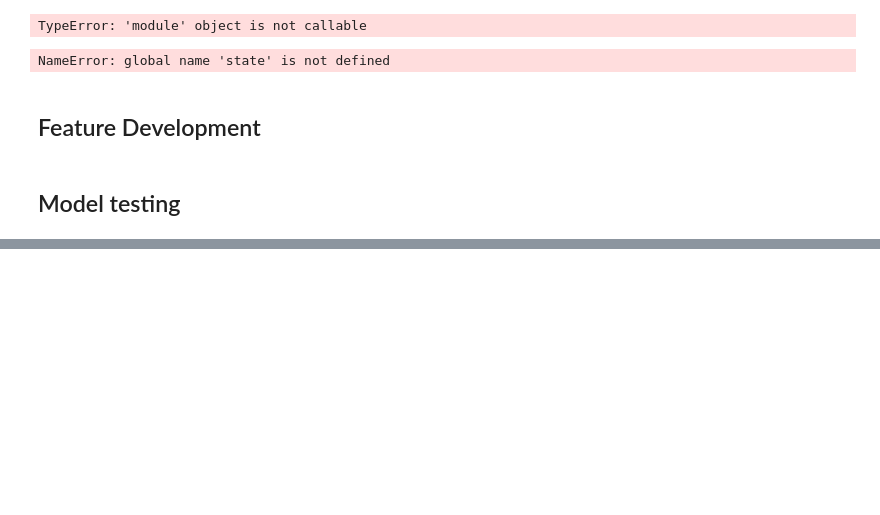
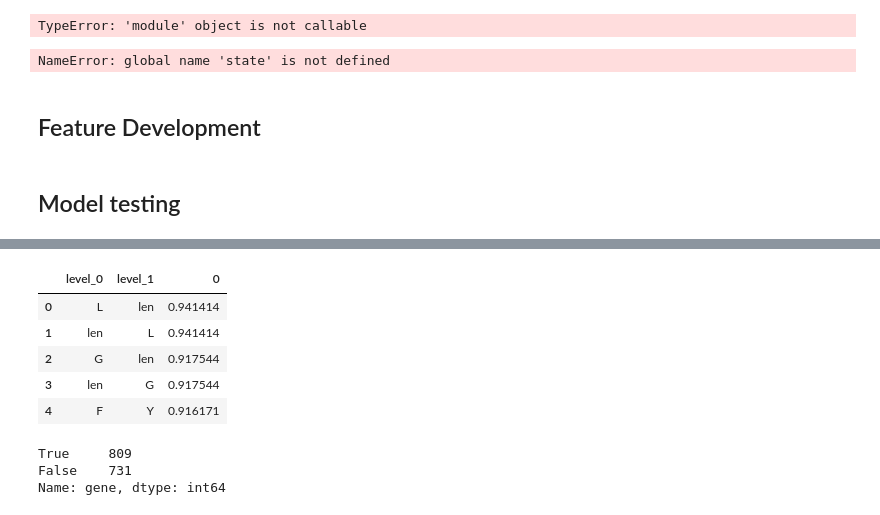
Before and after one commit to ingrid88/Bioinformatics-Kojak, a Jupyter notebook: StaphGenetics_ORFs-Copy1.ipynb, the cells around one changed output, grey strips where cells are left out. Cells and saved outputs as stored; diff of their text form; code cells hidden in the pictures; blank space fills up the shorter version.

```diff
--- a/StaphGenetics_ORFs-Copy1.ipynb
+++ b/StaphGenetics_ORFs-Copy1.ipynb
@@ -559,0 +736,8 @@ R_pairs = genome_end_genes(r_data)
+# %%
+### Feature 4: Codon frequencies
+codon_matrix = [list(codon_frequency(tri_split(seg)).values()) for seg in list(merged_frames.seq)]
+# aa_matrix = [codonToAA(tri_split(seg)) for seg in list(merged_frames.seq)]
+codon_frequency_df = pd.DataFrame(codon_matrix)
+codon_frequency_df.columns=[list(codons().keys())]
+print("Calculated codon frequencies...")
+print(codon_frequency_df.head(2))
@@ -1276,9 +1442,32 @@ from sklearn.cross_validation import train_test_split, KFold, cross_val_score
 y = merged_frames.gene
 x = merged_frames[['frame', 'len', 'a',
        'c', 'g', 't', 'X', 'N', 'T', 'D', 'Y', 'L', 'W', 'Q', 'S', 'I', 'M',
-       'C', 'A', 'V', 'K', 'G', 'H', 'R', 'P', 'F', 'E']]
+       'C', 'A', 'V', 'K', 'G', 'H', 'R', 'P', 'F', 'E', 'CAC', 'TAC', 'TGG',
+       'ACA', 'GCA', 'ACC', 'TCA', 'GAG', 'AGC', 'GCC', 'CGA', 'AAC', 'GTC',
+       'CTC', 'ACG', 'TCC', 'GTA', 'GAA', 'TAA', 'AGT', 'AAT', 'AGG', 'AGA',
+       'TCT', 'TCG', 'AAG', 'ACT', 'TGC', 'GAC', 'TTG', 'CCT', 'TTA', 'TGA',
+       'CTG', 'GTG', 'ATA', 'CAA', 'CAT', 'TAG', 'CGG', 'GCT', 'CCC', 'CTT',
+       'TGT', 'TTC', 'GGC', 'GTT', 'TAT', 'GGA', 'GAT', 'AAA', 'CGC', 'GGT',
+       'ATT', 'ATC', 'CCA', 'GGG', 'GCG', 'CCG', 'CAG', 'ATG', 'TTT', 'CGT',
+       'CTA']]
 # y = df.gene
 # x = aa_counts.drop('gene', 1)
+# %%
+temp = x.corr().unstack().sort_values(ascending = False)
+temp[temp != 1].reset_index().head()#.sort_values(by='level_0')#['level_0' == 'len']
+# %% [output]
+|  | level_0 | level_1 | 0 |
+| 0 | L | len | 0.941414 |
+| 1 | len | L | 0.941414 |
+| 2 | G | len | 0.917544 |
+| 3 | len | G | 0.917544 |
+| 4 | F | Y | 0.916171 |
+# %%
+merged_frames.gene.value_counts()
+# %% [output]
+True     809
+False    731
+Name: gene, dtype: int64
 # %%
 y = y.apply(lambda x: int(x))
 # %%
```
Also changed, not shown: parts of 46 cells of this notebook, 1 other file.
